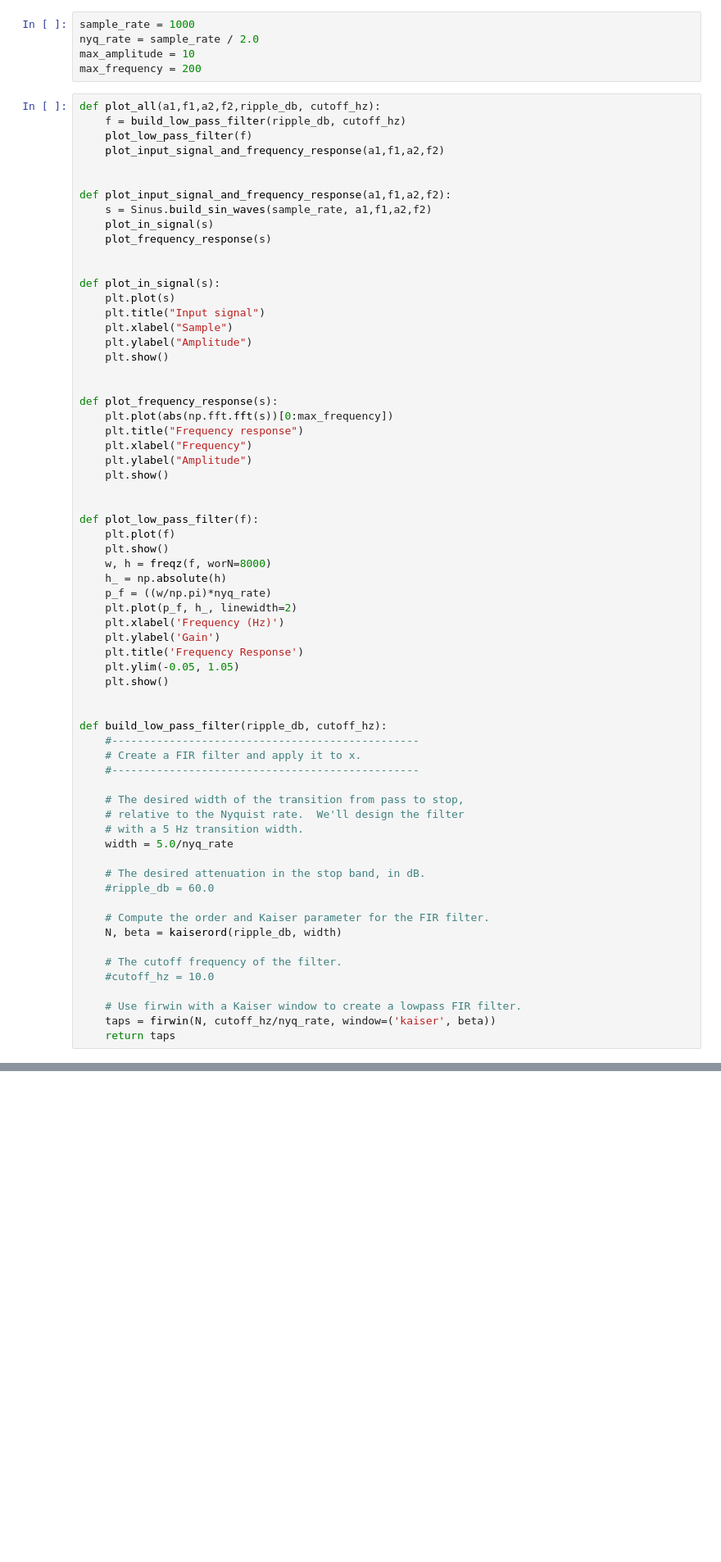
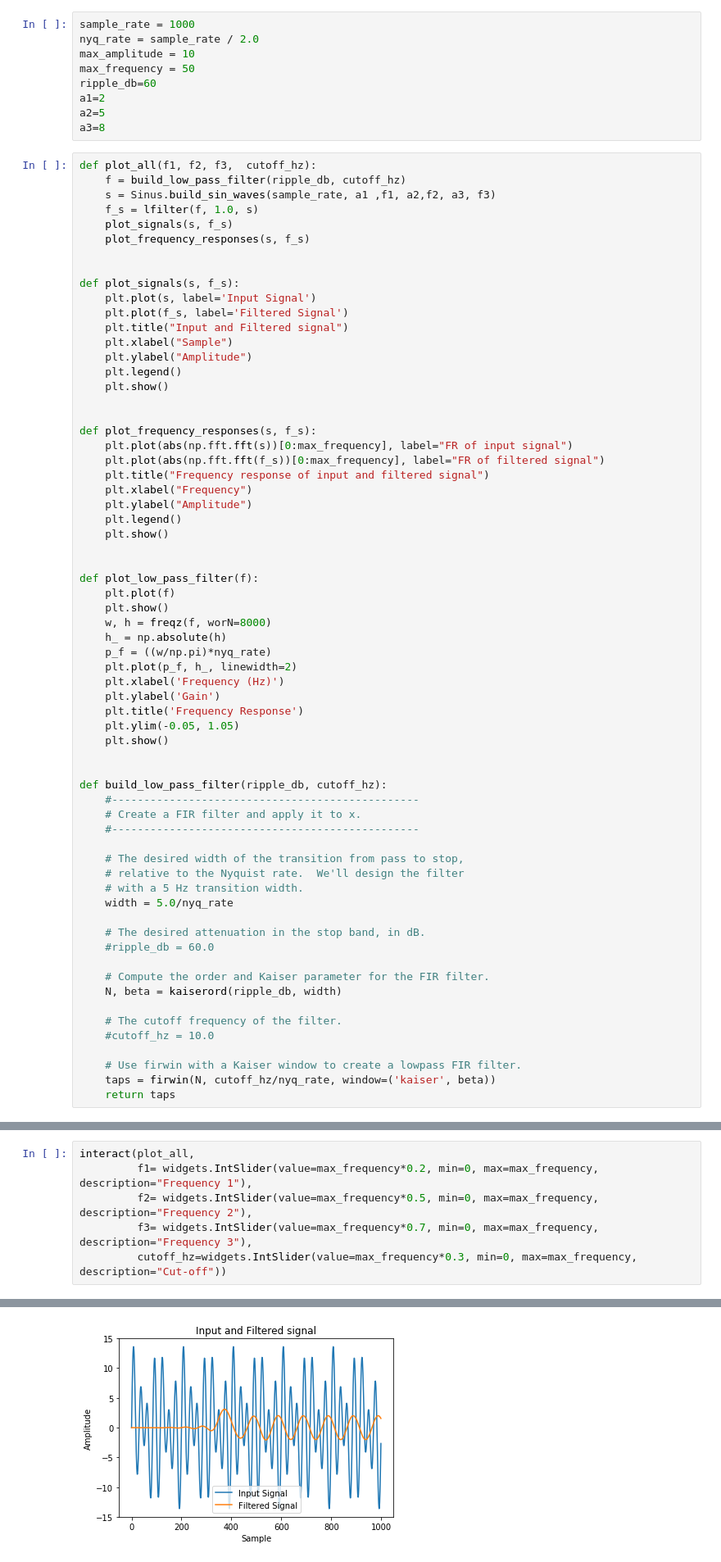
Before and after one commit to serhii-soboliev/dspbase, a Jupyter notebook: demo/filters/windowed_sinc/low_pass_signal_filtering.ipynb, the cells around one changed output, grey strips where cells are left out. Shown: that part at 82% size. Cells and saved outputs as stored; diff of their text form; blank space fills up the shorter version.

Commit message:
Interactive filtering of signal composed by 3 sinus waves

```diff
--- a/demo/filters/windowed_sinc/low_pass_signal_filtering.ipynb
+++ b/demo/filters/windowed_sinc/low_pass_signal_filtering.ipynb
@@ -10,33 +10,37 @@ from com.sbk.dspbase.filters.windowedsinc.windowed_sinc \
 sample_rate = 1000
 nyq_rate = sample_rate / 2.0
 max_amplitude = 10
-max_frequency = 200
+max_frequency = 50
+ripple_db=60
+a1=2
+a2=5
+a3=8
 # %%
-def plot_all(a1,f1,a2,f2,ripple_db, cutoff_hz):
+def plot_all(f1, f2, f3,  cutoff_hz):
     f = build_low_pass_filter(ripple_db, cutoff_hz)
-    plot_low_pass_filter(f)
-    plot_input_signal_and_frequency_response(a1,f1,a2,f2)
+    s = Sinus.build_sin_waves(sample_rate, a1 ,f1, a2,f2, a3, f3)
+    f_s = lfilter(f, 1.0, s)
+    plot_signals(s, f_s)
+    plot_frequency_responses(s, f_s)
 
 
-def plot_input_signal_and_frequency_response(a1,f1,a2,f2):
-    s = Sinus.build_sin_waves(sample_rate, a1,f1,a2,f2)
-    plot_in_signal(s)
-    plot_frequency_response(s)
-
-
-def plot_in_signal(s):
-    plt.plot(s)
-    plt.title("Input signal")
+def plot_signals(s, f_s):
+    plt.plot(s, label='Input Signal')
+    plt.plot(f_s, label='Filtered Signal')
+    plt.title("Input and Filtered signal")
     plt.xlabel("Sample")
     plt.ylabel("Amplitude")
+    plt.legend()
     plt.show()
 
 
-def plot_frequency_response(s):
-    plt.plot(abs(np.fft.fft(s))[0:max_frequency])
-    plt.title("Frequency response")
+def plot_frequency_responses(s, f_s):
+    plt.plot(abs(np.fft.fft(s))[0:max_frequency], label="FR of input signal")
+    plt.plot(abs(np.fft.fft(f_s))[0:max_frequency], label="FR of filtered signal")
+    plt.title("Frequency response of input and filtered signal")
     plt.xlabel("Frequency")
     plt.ylabel("Amplitude")
+    plt.legend()
     plt.show()
 
 
@@ -102,0 +83,7 @@ interact(plot_all,
+# %%
+interact(plot_all,
+         f1= widgets.IntSlider(value=max_frequency*0.2, min=0, max=max_frequency, description="Frequency 1"),
+         f2= widgets.IntSlider(value=max_frequency*0.5, min=0, max=max_frequency, description="Frequency 2"),
+         f3= widgets.IntSlider(value=max_frequency*0.7, min=0, max=max_frequency, description="Frequency 3"),
+         cutoff_hz=widgets.IntSlider(value=max_frequency*0.3, min=0, max=max_frequency, description="Cut-off"))
+# %% [output]
@@ -102,0 +103 @@ interact(plot_all,
+[figure, added]
```
Also changed, not shown: parts of 2 cells of this notebook.
